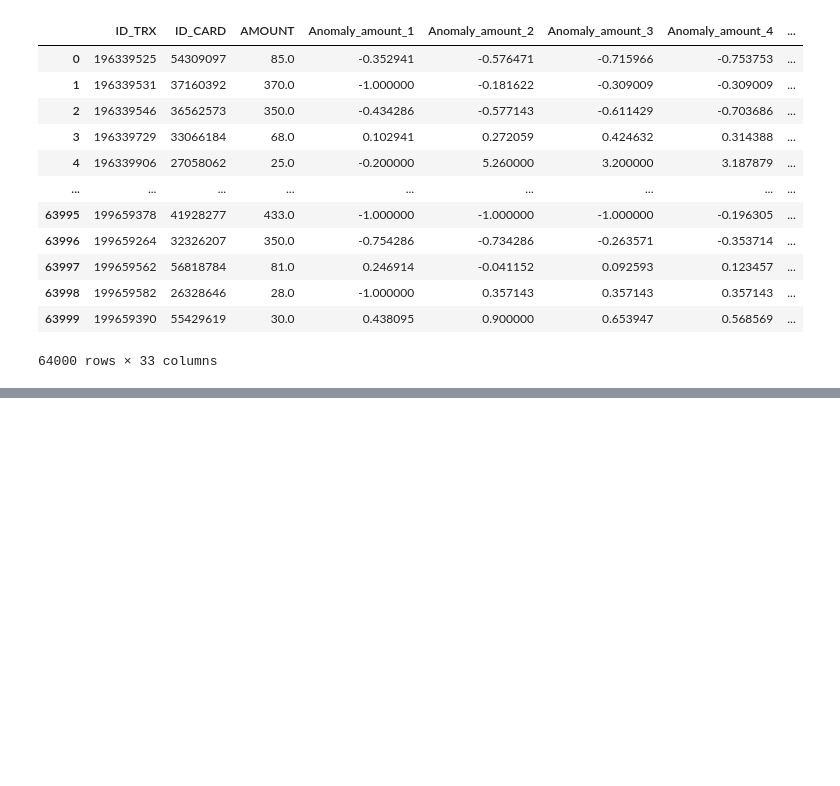
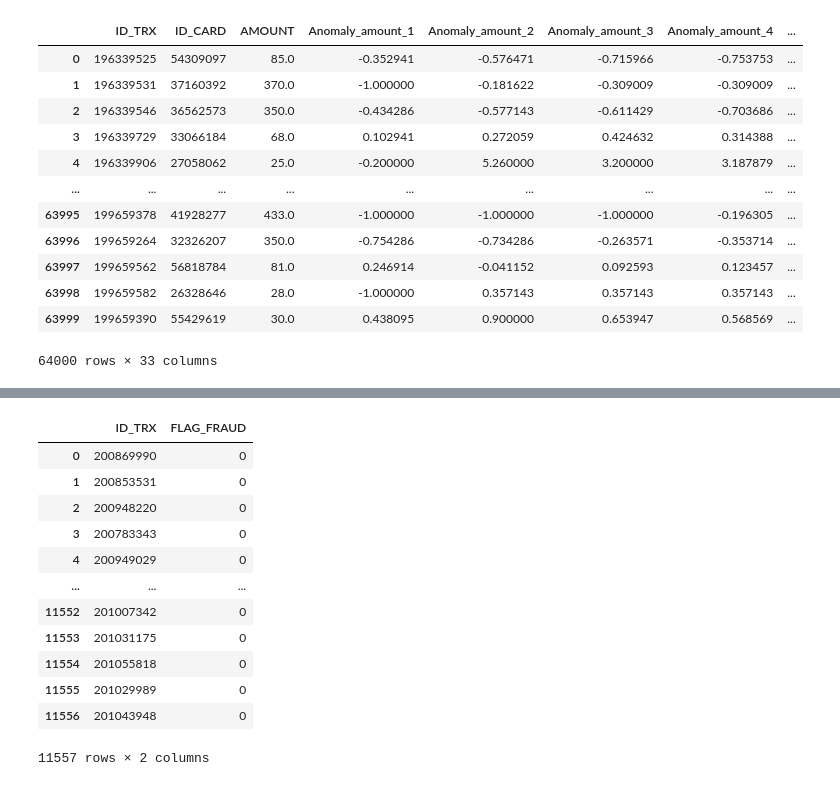
Before and after one commit to aturner22/msc_statistics_data_science_challenge, a Jupyter notebook: moad/first_try.ipynb, the cells around one changed output, grey strips where cells are left out. Cells and saved outputs as stored; diff of their text form; code cells hidden in the pictures; blank space fills up the shorter version.

```diff
--- a/moad/first_try.ipynb
+++ b/moad/first_try.ipynb
@@ -325,0 +341,20 @@ F1-score : 0.38461538461538464
+# %%
+weight = (y_train == 0).sum() / (y_train == 1).sum()
+# %%
+from xgboost import XGBClassifier
+
+final_model = XGBClassifier(
+    objective="binary:logistic",
+    use_label_encoder=False,
+    eval_metric="logloss",  # évite warning
+    n_estimators=1000,
+    max_depth=6,
+    learning_rate=0.01 ,
+    scale_pos_weight=weight,
+    subsample = 0.8,
+    colsample_bytree = 0.8,
+    reg_alpha = 0.1,
+    random_state=8
+)
+
+final_model.fit(X_train, y_train)
@@ -325,0 +377,9 @@ F1-score : 0.38461538461538464
+# %%
+y_train_pred = final_model.predict(X_train)
+print("\n=== Performance sur le TRAIN set ===")
+print(classification_report(y_train, y_train_pred, digits=4))
+print("F1-score (train) :", f1_score(y_train, y_train_pred))
+
+# 6. Prédictions sur le test final (avec seuil par défaut = 0.5)
+y_test_proba = final_model.predict_proba(X_test)[:, 1]
+y_test_pred = (y_test_proba > 0.5).astype(int)
@@ -325,0 +445,16 @@ F1-score : 0.38461538461538464
+# %%
+df_result_wtih_ID
+# %% [output]
+|  | ID_TRX | FLAG_FRAUD |
+| 0 | 200869990 | 0 |
+| 1 | 200853531 | 0 |
+| 2 | 200948220 | 0 |
+| 3 | 200783343 | 0 |
+| 4 | 200949029 | 0 |
+| ... | ... | ... |
+| 11552 | 201007342 | 0 |
+| 11553 | 201031175 | 0 |
+| 11554 | 201055818 | 0 |
+| 11555 | 201029989 | 0 |
+| 11556 | 201043948 | 0 |
+11557 rows × 2 columns
```
Also changed, not shown: parts of 35 cells of this notebook, 9 other files.
